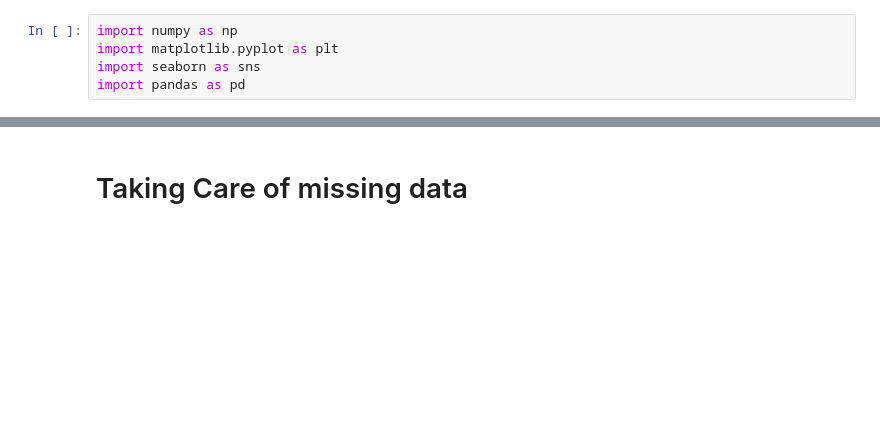
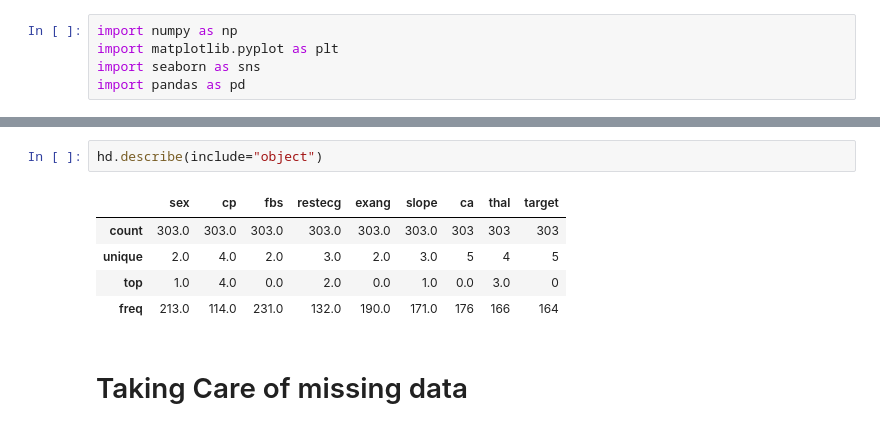
Before and after one commit to abroniewski/Heart-Disease-Machine-Learning-Exploration, a Jupyter notebook: src/HDD-pre-processing.ipynb, the cells around one changed output, grey strips where cells are left out. Saved outputs shown, nothing was run; the diff lists cells and outputs as text; blank space fills up the shorter version.

```diff
--- a/src/HDD-pre-processing.ipynb
+++ b/src/HDD-pre-processing.ipynb
@@ -60,3 +94,11 @@ dtype: object
+# %%
+hd.describe(include="object")
+# %% [output]
+|  | sex | cp | fbs | restecg | exang | slope | ca | thal | target |
+| count | 303.0 | 303.0 | 303.0 | 303.0 | 303.0 | 303.0 | 303 | 303 | 303 |
+| unique | 2.0 | 4.0 | 2.0 | 3.0 | 2.0 | 3.0 | 5 | 4 | 5 |
+| top | 1.0 | 4.0 | 0.0 | 2.0 | 0.0 | 1.0 | 0.0 | 3.0 | 0 |
+| freq | 213.0 | 114.0 | 231.0 | 132.0 | 190.0 | 171.0 | 176 | 166 | 164 |
 # %% [markdown]
 # Taking Care of missing data
 # %%
```
Also changed, not shown: parts of 20 cells of this notebook.
